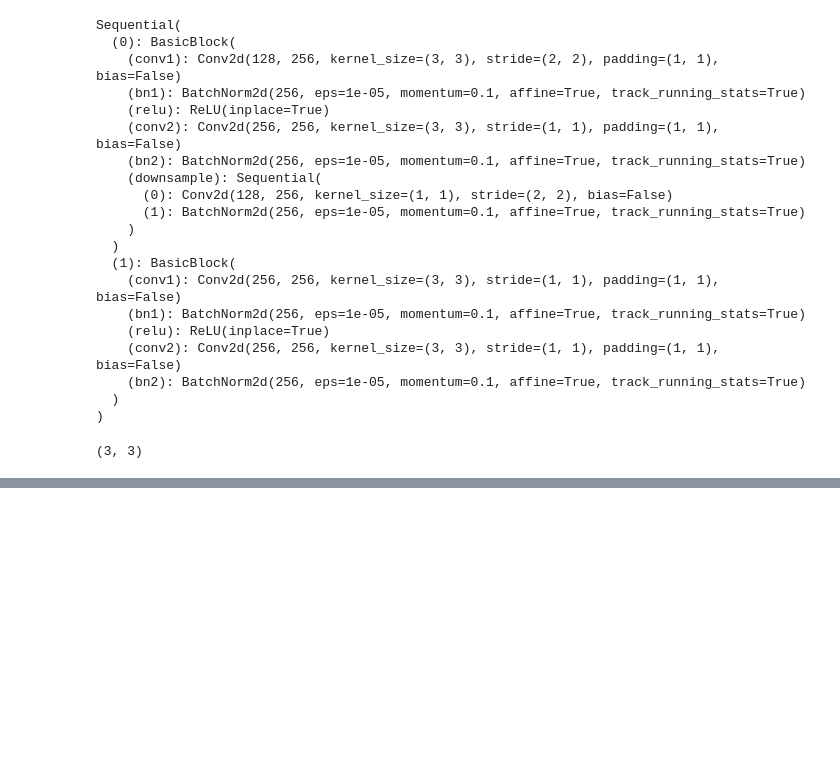
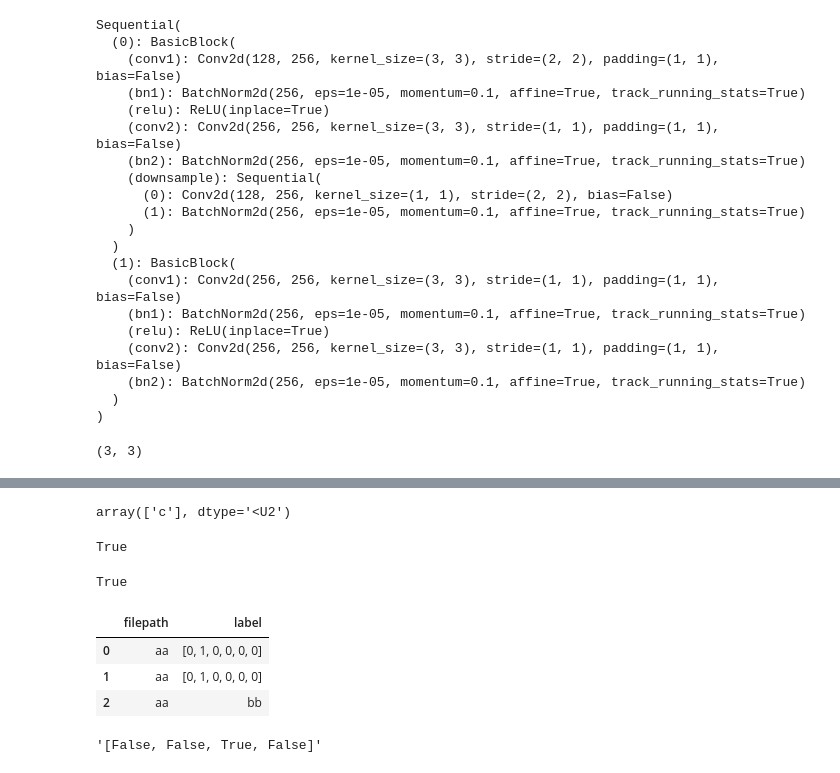
Before and after one commit to HyeonGeunY/kaggle, a Jupyter notebook: birdclef2022/notebook/birdclef2022data.ipynb, the cells around one changed output, grey strips where cells are left out. Saved outputs shown, nothing was run; the diff lists cells and outputs as text; code cells hidden in the pictures; blank space fills up the shorter version.

```diff
--- a/birdclef2022/notebook/birdclef2022data.ipynb
+++ b/birdclef2022/notebook/birdclef2022data.ipynb
@@ -604,0 +636,26 @@ get_output_size_of_cnn(h_in=6, w_in=6, stride=[2, 2], padding=[3, 3], kernel_siz
+# %%
+c
+# %% [output]
+array(['c'], dtype='<U2')
+# %%
+("a" == t).sum() > 0
+# %% [output]
+True
+# %%
+isinstance(t, np.ndarray)
+# %% [output]
+True
+# %%
+import pandas as pd
+
+meta = pd.DataFrame(columns=["filepath", "label"])
+# %%
+meta = meta.append({"filepath": "aa", "label": [0,1,0,0,0,0]}, ignore_index=True)
+# %%
+t = pd.DataFrame([["aa", "bb"]], columns=["filepath", "label"])
+pd.concat([meta, t], axis=0, ignore_index=True)
+# %% [output]
+|  | filepath | label |
+| 0 | aa | [0, 1, 0, 0, 0, 0] |
+| 1 | aa | [0, 1, 0, 0, 0, 0] |
+| 2 | aa | bb |
@@ -604,0 +666,4 @@ get_output_size_of_cnn(h_in=6, w_in=6, stride=[2, 2], padding=[3, 3], kernel_siz
+# %%
+str(test)
+# %% [output]
+'[False, False, True, False]'
```
Also changed, not shown: parts of 19 cells of this notebook, 11 other files.
